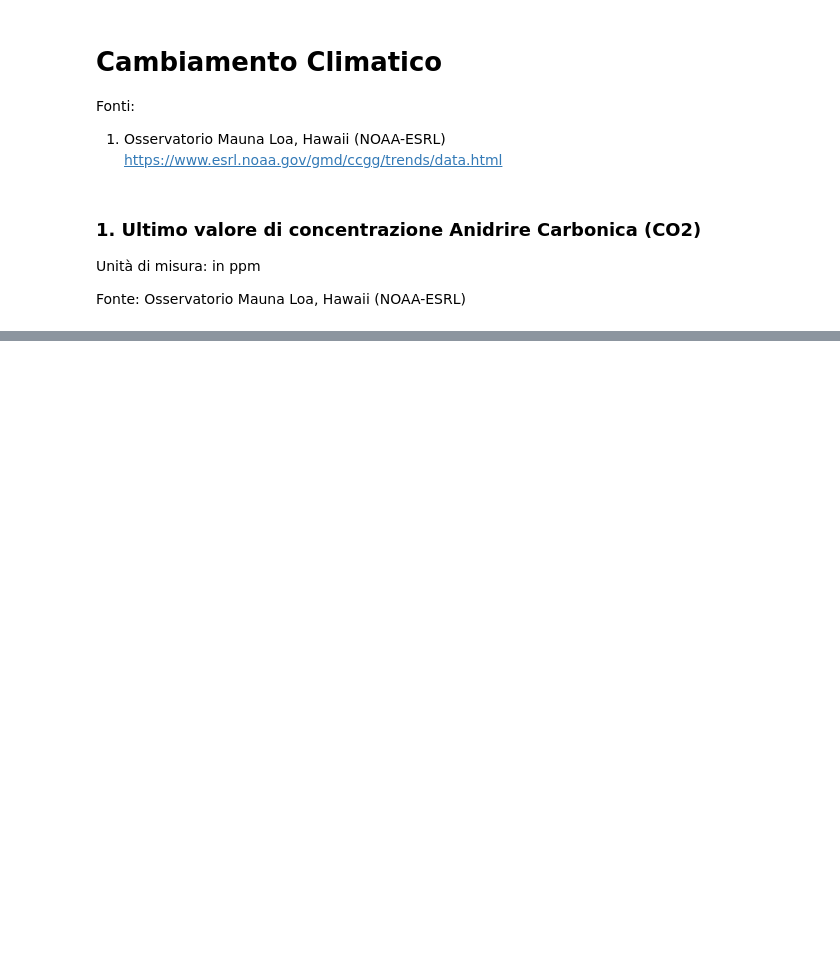
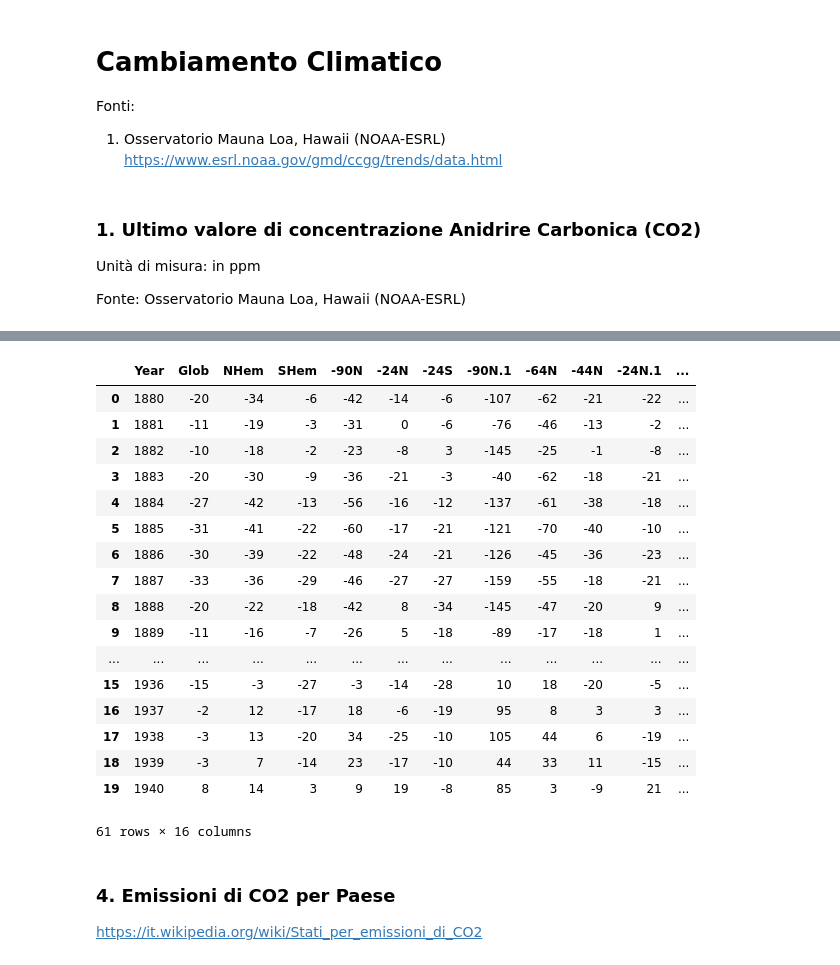
Before and after one commit to Cesaaar/od_climate_change, a Jupyter notebook: 0_Climate_Change.ipynb, the cells around one changed output, grey strips where cells are left out. Drawn from its saved outputs; the diff is of its cells as text; code cells hidden in the pictures; blank space fills up the shorter version.

```diff
--- a/0_Climate_Change.ipynb
+++ b/0_Climate_Change.ipynb
@@ -33,0 +83,32 @@ Valore Medio: 408.84 ppm
+# %%
+#Leggo il file messo a disposizione da Mauna Loa
+url="https://data.giss.nasa.gov/gistemp/tabledata_v3/ZonAnn.Ts+dSST.txt"
+global_temp = pd.read_csv(url, skiprows=8, nrows=21,sep = '\s+', header=0)
+global_temp1 = pd.read_csv(url, skiprows=32, nrows=20,sep = '\s+', header=0)
+global_temp2 = pd.read_csv(url, skiprows=55, nrows=20,sep = '\s+', header=0)
+global_temp = global_temp.append(global_temp1).append(global_temp2)
+# %%
+global_temp
+# %% [output]
+|  | Year | Glob | NHem | SHem | -90N | -24N | -24S | -90N.1 | -64N | -44N | -24N.1 | ... |
+| 0 | 1880 | -20 | -34 | -6 | -42 | -14 | -6 | -107 | -62 | -21 | -22 | ... |
+| 1 | 1881 | -11 | -19 | -3 | -31 | 0 | -6 | -76 | -46 | -13 | -2 | ... |
+| 2 | 1882 | -10 | -18 | -2 | -23 | -8 | 3 | -145 | -25 | -1 | -8 | ... |
+| 3 | 1883 | -20 | -30 | -9 | -36 | -21 | -3 | -40 | -62 | -18 | -21 | ... |
+| 4 | 1884 | -27 | -42 | -13 | -56 | -16 | -12 | -137 | -61 | -38 | -18 | ... |
+| 5 | 1885 | -31 | -41 | -22 | -60 | -17 | -21 | -121 | -70 | -40 | -10 | ... |
+| 6 | 1886 | -30 | -39 | -22 | -48 | -24 | -21 | -126 | -45 | -36 | -23 | ... |
+| 7 | 1887 | -33 | -36 | -29 | -46 | -27 | -27 | -159 | -55 | -18 | -21 | ... |
+| 8 | 1888 | -20 | -22 | -18 | -42 | 8 | -34 | -145 | -47 | -20 | 9 | ... |
+| 9 | 1889 | -11 | -16 | -7 | -26 | 5 | -18 | -89 | -17 | -18 | 1 | ... |
+| ... | ... | ... | ... | ... | ... | ... | ... | ... | ... | ... | ... | ... |
+| 15 | 1936 | -15 | -3 | -27 | -3 | -14 | -28 | 10 | 18 | -20 | -5 | ... |
+| 16 | 1937 | -2 | 12 | -17 | 18 | -6 | -19 | 95 | 8 | 3 | 3 | ... |
+| 17 | 1938 | -3 | 13 | -20 | 34 | -25 | -10 | 105 | 44 | 6 | -19 | ... |
+| 18 | 1939 | -3 | 7 | -14 | 23 | -17 | -10 | 44 | 33 | 11 | -15 | ... |
+| 19 | 1940 | 8 | 14 | 3 | 9 | 19 | -8 | 85 | 3 | -9 | 21 | ... |
+61 rows × 16 columns
+# %% [markdown]
+### 4. Emissioni di CO2 per Paese
+
+https://it.wikipedia.org/wiki/Stati_per_emissioni_di_CO2
```
Also changed, not shown: parts of 9 cells of this notebook, 1 other file.
